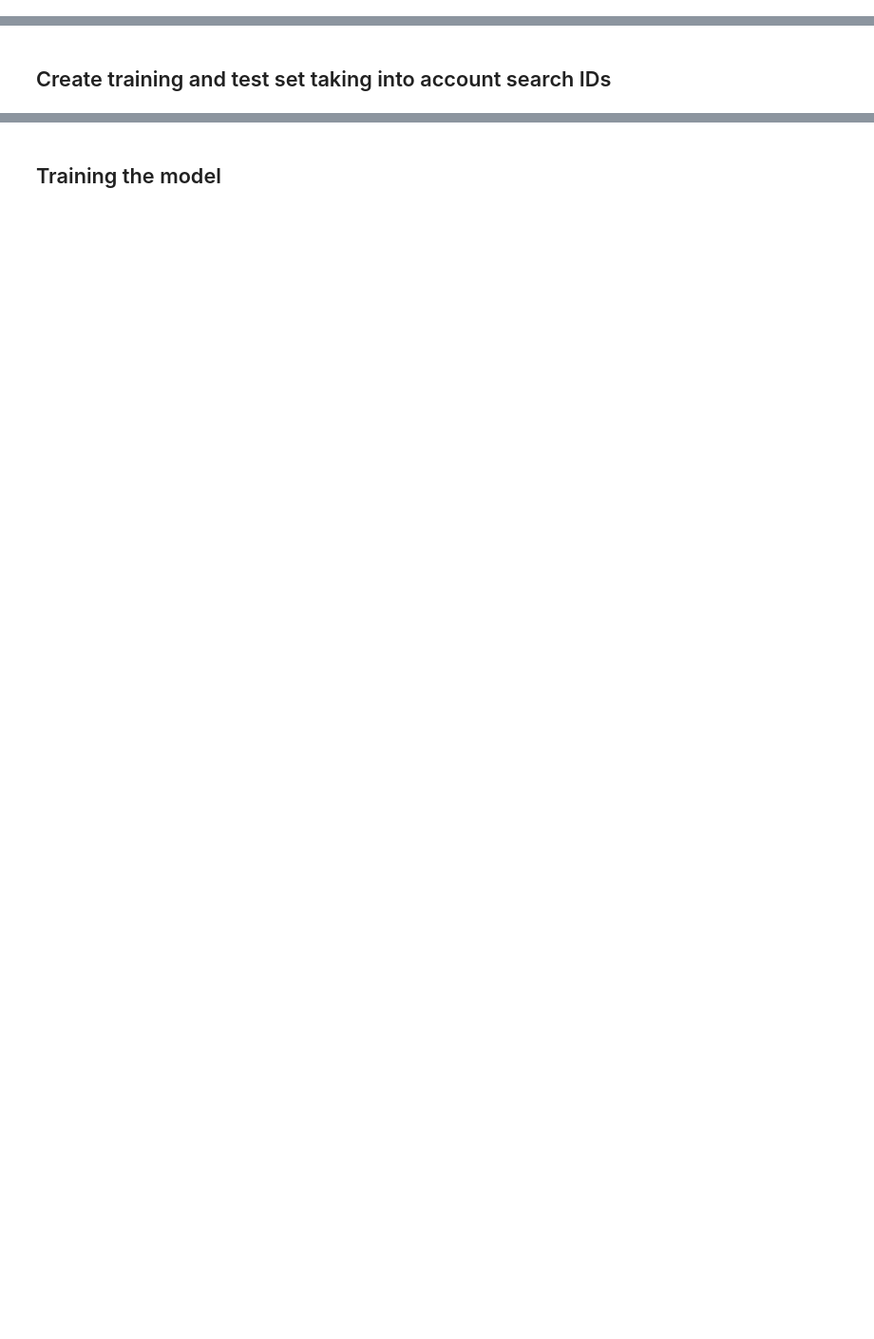
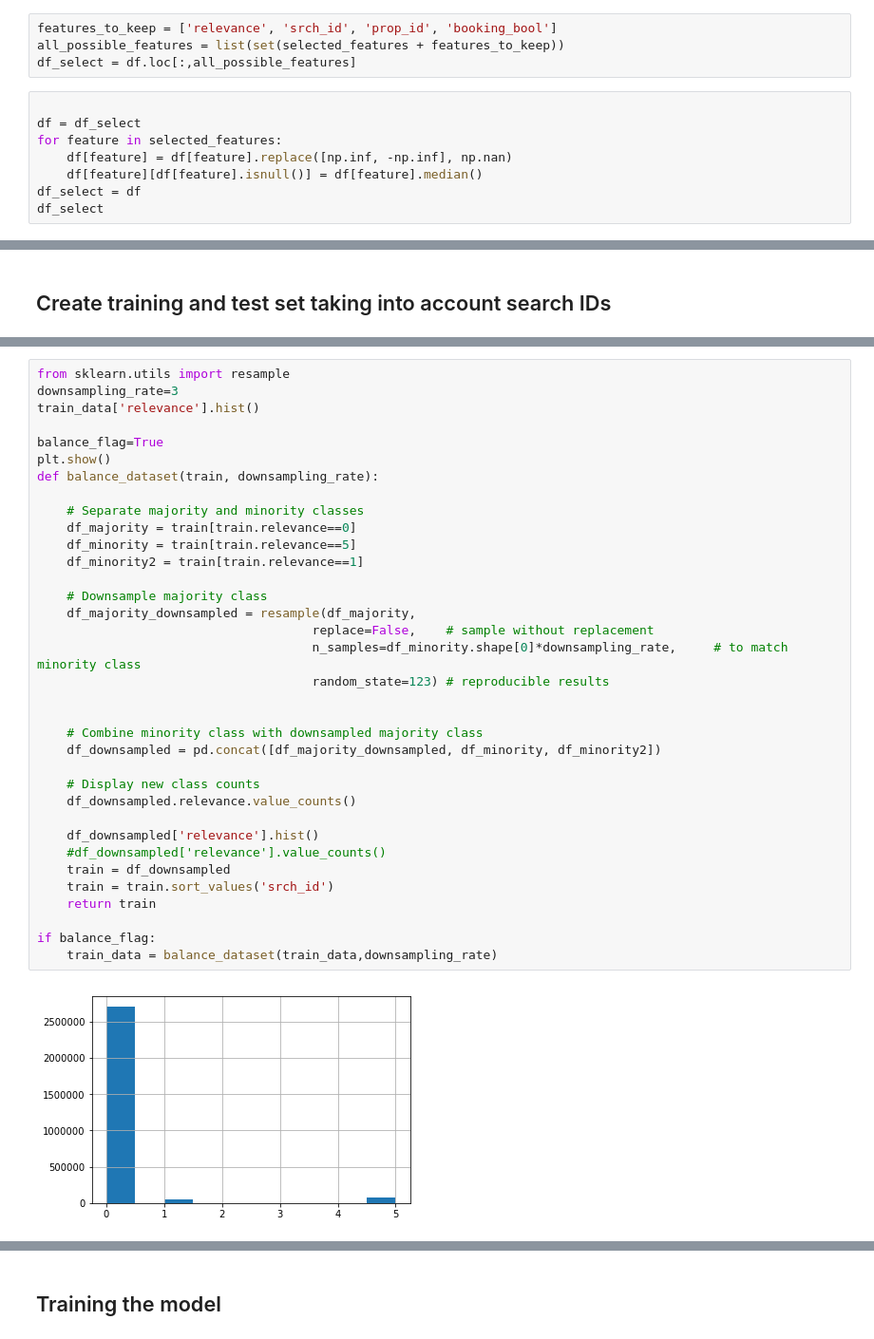
Before and after one commit to mrijksen/DM2018, a Jupyter notebook: Assignment2/benchmark_code.ipynb, the cells around one changed output, grey strips where cells are left out. Shown: that part at 95% size. Cells and saved outputs as stored; diff of their text form; blank space fills up the shorter version.

Commit message:
benchmark code with downsample

```diff
--- a/Assignment2/benchmark_code.ipynb
+++ b/Assignment2/benchmark_code.ipynb
@@ -89,0 +144,12 @@ df_select
+# %%
+features_to_keep = ['relevance', 'srch_id', 'prop_id', 'booking_bool']
+all_possible_features = list(set(selected_features + features_to_keep))
+df_select = df.loc[:,all_possible_features]
+# %%
+
+df = df_select
+for feature in selected_features:
+    df[feature] = df[feature].replace([np.inf, -np.inf], np.nan)
+    df[feature][df[feature].isnull()] = df[feature].median()
+df_select = df
+df_select
@@ -107,0 +203,37 @@ test_data = df_select.loc[df.srch_id.isin(test_id)]
+# %%
+from sklearn.utils import resample
+downsampling_rate=3
+train_data['relevance'].hist()
+
+balance_flag=True
+plt.show()
+def balance_dataset(train, downsampling_rate):
+
+    # Separate majority and minority classes
+    df_majority = train[train.relevance==0]
+    df_minority = train[train.relevance==5]
+    df_minority2 = train[train.relevance==1]
+
+    # Downsample majority class
+    df_majority_downsampled = resample(df_majority,
+                                     replace=False,    # sample without replacement
+                                     n_samples=df_minority.shape[0]*downsampling_rate,     # to match minority class
+                                     random_state=123) # reproducible results
+
+
+    # Combine minority class with downsampled majority class
+    df_downsampled = pd.concat([df_majority_downsampled, df_minority, df_minority2])
+
+    # Display new class counts
+    df_downsampled.relevance.value_counts()
+
+    df_downsampled['relevance'].hist()
+    #df_downsampled['relevance'].value_counts()
+    train = df_downsampled
+    train = train.sort_values('srch_id')
+    return train
+
+if balance_flag:
+    train_data = balance_dataset(train_data,downsampling_rate)
+# %% [output]
+[figure, added]
```
Also changed, not shown: parts of 22 cells of this notebook, 1 other file.
